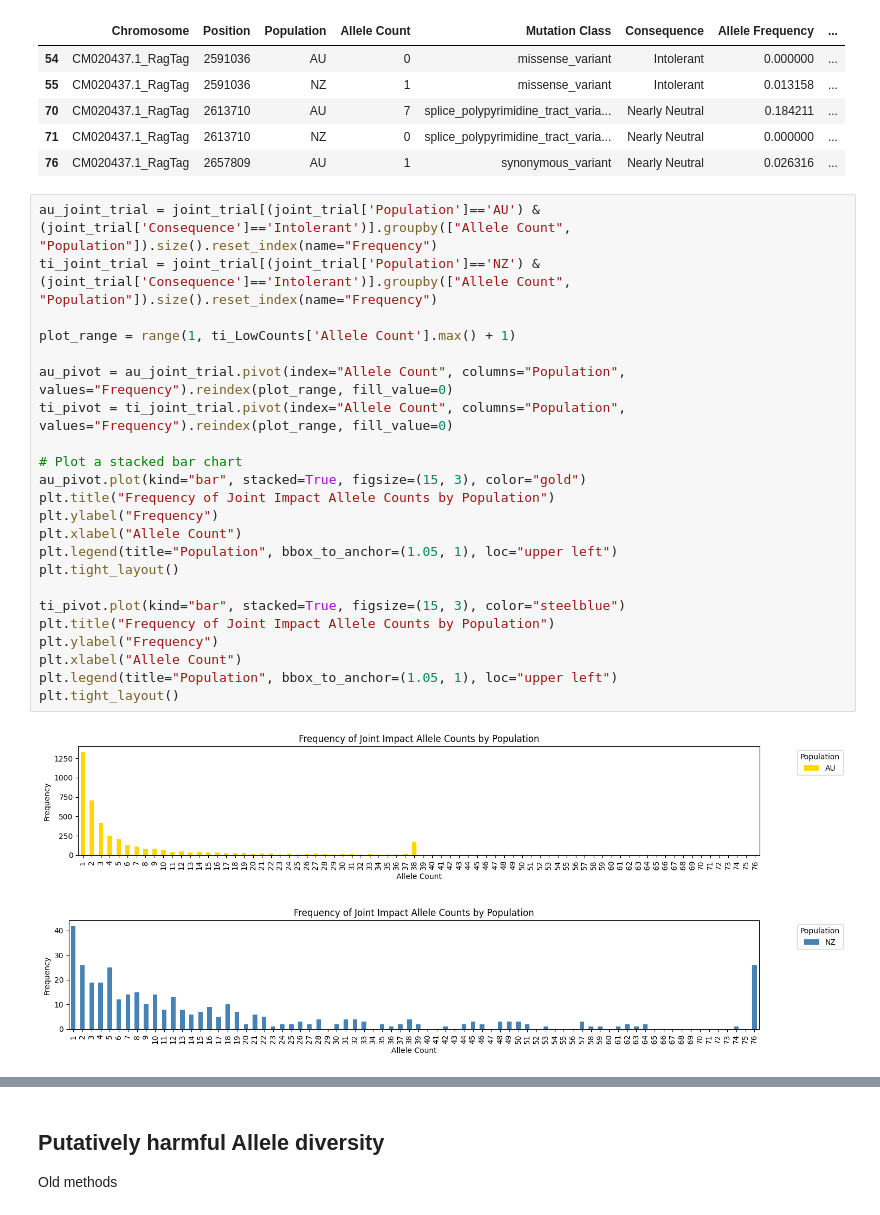
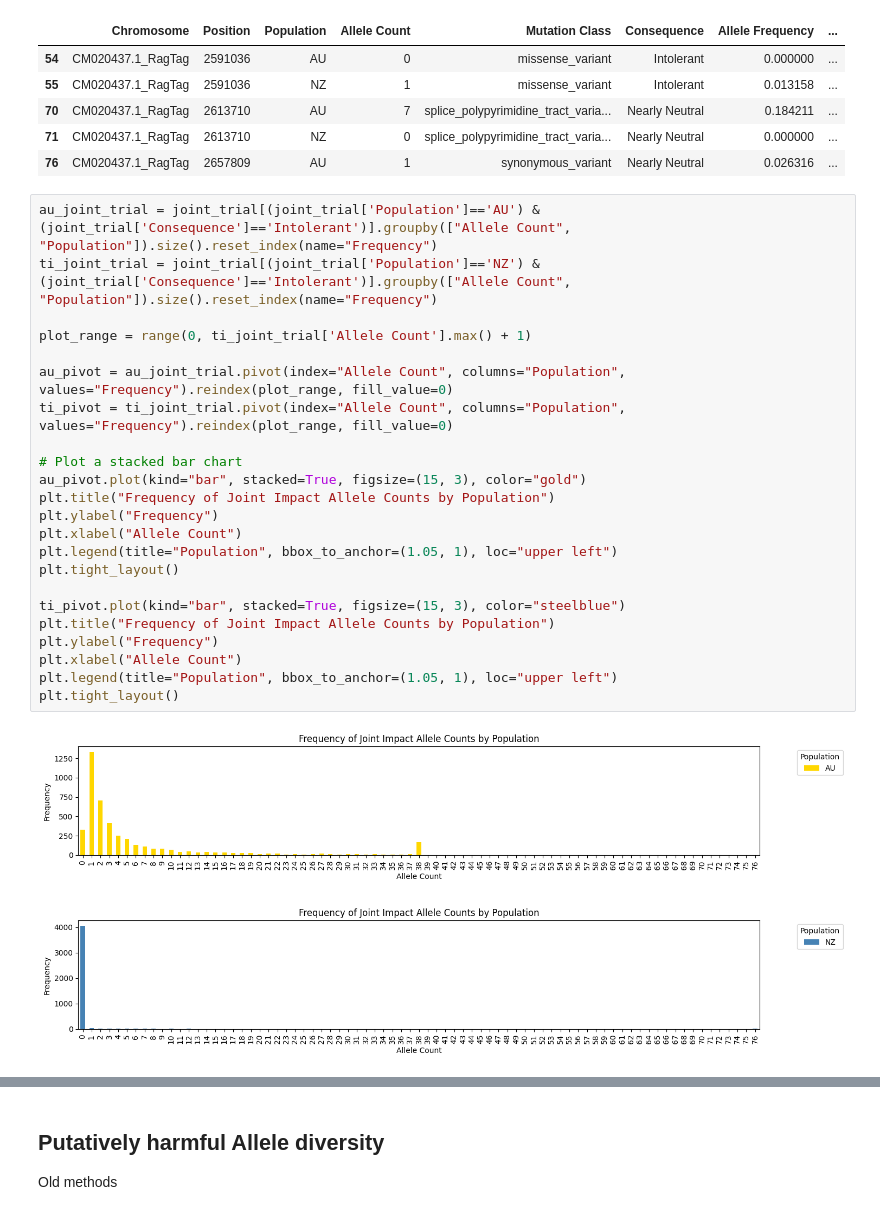
Before and after one commit to janawold1/2026_S_nereis_Cons_Gen, a Jupyter notebook: 07_Putative_Load.ipynb, the cells around one changed output, grey strips where cells are left out. Saved outputs shown, nothing was run; the diff lists cells and outputs as text.

Commit message:
Updated scripts for inclusion of private alleles

```diff
--- a/07_Putative_Load.ipynb
+++ b/07_Putative_Load.ipynb
@@ -532,27 +515,27 @@ See the caveats in the documentation: https://pandas.pydata.org/pandas-docs/stab
 # %%
 au_joint_trial = joint_trial[(joint_trial['Population']=='AU') & (joint_trial['Consequence']=='Intolerant')].groupby(["Allele Count", "Population"]).size().reset_index(name="Frequency")
 ti_joint_trial = joint_trial[(joint_trial['Population']=='NZ') & (joint_trial['Consequence']=='Intolerant')].groupby(["Allele Count", "Population"]).size().reset_index(name="Frequency")
 
-plot_range = range(1, ti_LowCounts['Allele Count'].max() + 1)
+plot_range = range(0, ti_joint_trial['Allele Count'].max() + 1)
 
 au_pivot = au_joint_trial.pivot(index="Allele Count", columns="Population", values="Frequency").reindex(plot_range, fill_value=0)
 ti_pivot = ti_joint_trial.pivot(index="Allele Count", columns="Population", values="Frequency").reindex(plot_range, fill_value=0)
 
 # Plot a stacked bar chart
 au_pivot.plot(kind="bar", stacked=True, figsize=(15, 3), color="gold")
 plt.title("Frequency of Joint Impact Allele Counts by Population")
 plt.ylabel("Frequency")
 plt.xlabel("Allele Count")
 plt.legend(title="Population", bbox_to_anchor=(1.05, 1), loc="upper left")
 plt.tight_layout()
 
 ti_pivot.plot(kind="bar", stacked=True, figsize=(15, 3), color="steelblue")
 plt.title("Frequency of Joint Impact Allele Counts by Population")
 plt.ylabel("Frequency")
 plt.xlabel("Allele Count")
 plt.legend(title="Population", bbox_to_anchor=(1.05, 1), loc="upper left")
 plt.tight_layout()
 # %% [output]
-[figure, old version]
+[figure, new version]
-[figure, old version]
+[figure, new version]
 # %%
```
Also changed, not shown: parts of 11 cells of this notebook.
